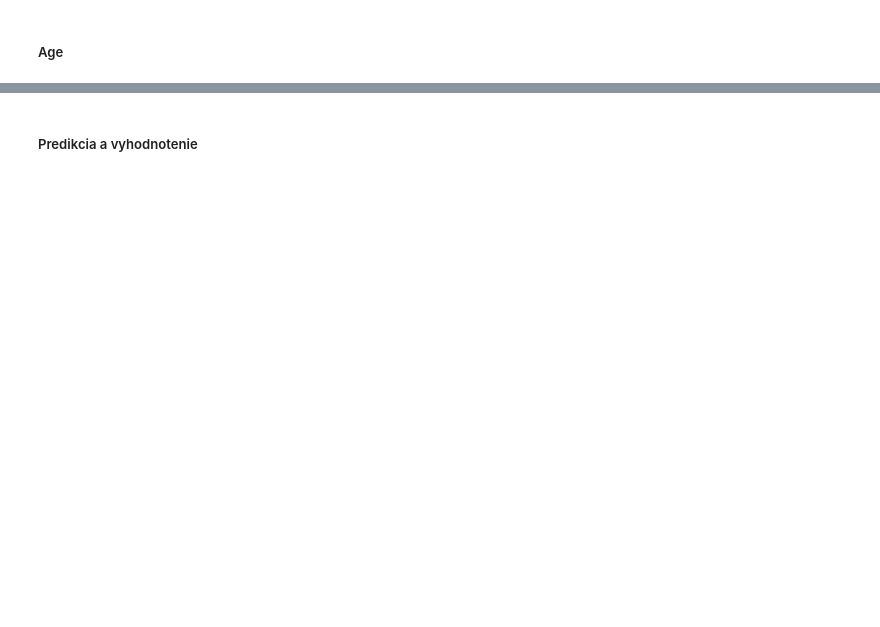
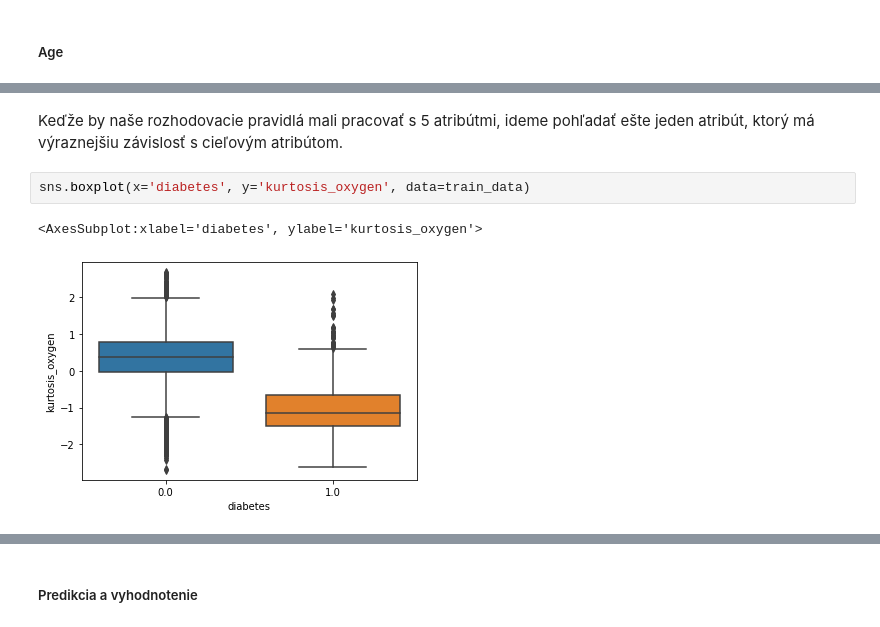
Before and after one commit to martinbudinsky3/diabetes-prediction, a Jupyter notebook: Budinsky_Balekova_Strojove_ucenie.ipynb, the cells around one changed output, grey strips where cells are left out. Saved outputs shown, nothing was run; the diff lists cells and outputs as text; blank space fills up the shorter version.

```diff
--- a/Budinsky_Balekova_Strojove_ucenie.ipynb
+++ b/Budinsky_Balekova_Strojove_ucenie.ipynb
@@ -744,2 +757,9 @@ np.percentile(test_data['age'], 95, interpolation = 'midpoint')
 # %% [output]
 1.5710516118807099
+# %% [markdown]
+Keďže by naše rozhodovacie pravidlá mali pracovať s 5 atribútmi, ideme pohľadať ešte jeden atribút, ktorý má výraznejšiu závislosť s cieľovým atribútom.
+# %%
+sns.boxplot(x='diabetes', y='kurtosis_oxygen', data=train_data)
+# %% [output]
+<AxesSubplot:xlabel='diabetes', ylabel='kurtosis_oxygen'>
+[figure, added]
```
Also changed, not shown: parts of 65 cells of this notebook, 2 other files.
